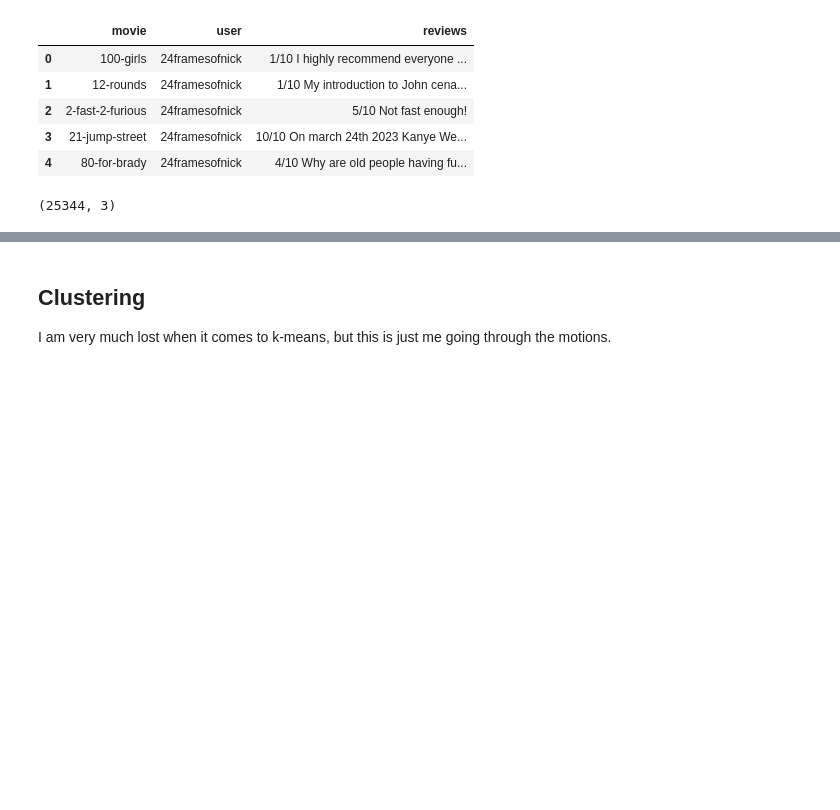
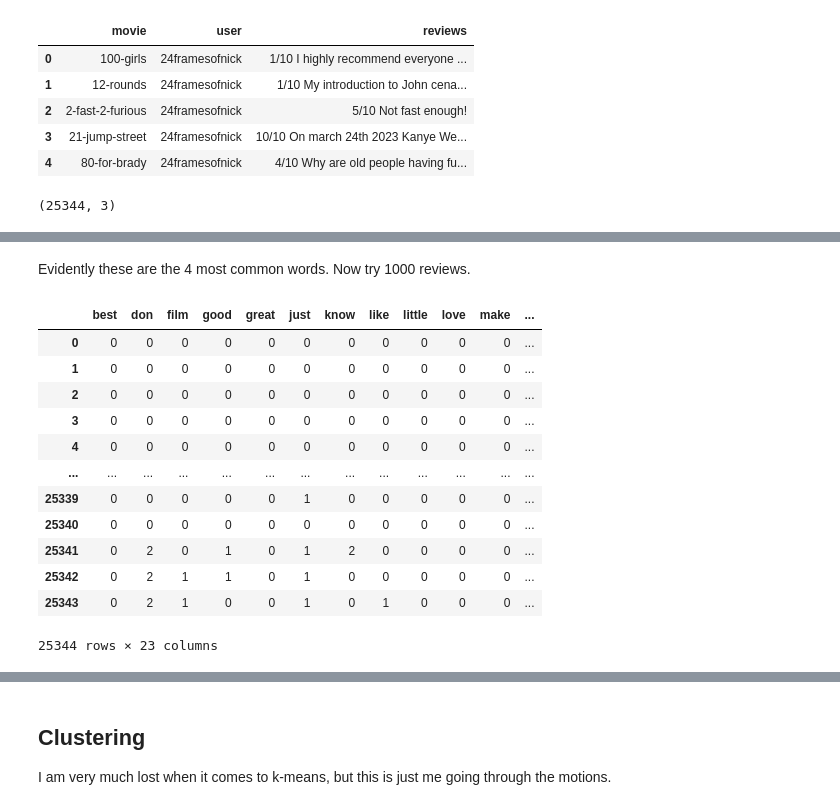
Before and after one commit to cmitchellstudent/370, a Jupyter notebook: notebooks/assignment1.ipynb, the cells around one changed output, grey strips where cells are left out. Drawn from its saved outputs; the diff is of its cells as text; code cells hidden in the pictures; blank space fills up the shorter version.

Commit message:
-completed word sentiment assignment -revised assignment1.ipynb to include Document Term Matrix permutations

```diff
--- a/notebooks/assignment1.ipynb
+++ b/notebooks/assignment1.ipynb
@@ -175,0 +183,21 @@ print(scoreless[0:5])
+# %% [markdown]
+Evidently these are the 4 most common words. Now try 1000 reviews.
+# %%
+vectorizer = CountVectorizer(min_df=1000, lowercase = True, stop_words = 'english')
+X = vectorizer.fit_transform(scoreless)
+df2 = pd.DataFrame(X.toarray(), columns=vectorizer.get_feature_names_out())
+df2
+# %% [output]
+|  | best | don | film | good | great | just | know | like | little | love | make | ... |
+| 0 | 0 | 0 | 0 | 0 | 0 | 0 | 0 | 0 | 0 | 0 | 0 | ... |
+| 1 | 0 | 0 | 0 | 0 | 0 | 0 | 0 | 0 | 0 | 0 | 0 | ... |
+| 2 | 0 | 0 | 0 | 0 | 0 | 0 | 0 | 0 | 0 | 0 | 0 | ... |
+| 3 | 0 | 0 | 0 | 0 | 0 | 0 | 0 | 0 | 0 | 0 | 0 | ... |
+| 4 | 0 | 0 | 0 | 0 | 0 | 0 | 0 | 0 | 0 | 0 | 0 | ... |
+| ... | ... | ... | ... | ... | ... | ... | ... | ... | ... | ... | ... | ... |
+| 25339 | 0 | 0 | 0 | 0 | 0 | 1 | 0 | 0 | 0 | 0 | 0 | ... |
+| 25340 | 0 | 0 | 0 | 0 | 0 | 0 | 0 | 0 | 0 | 0 | 0 | ... |
+| 25341 | 0 | 2 | 0 | 1 | 0 | 1 | 2 | 0 | 0 | 0 | 0 | ... |
+| 25342 | 0 | 2 | 1 | 1 | 0 | 1 | 0 | 0 | 0 | 0 | 0 | ... |
+| 25343 | 0 | 2 | 1 | 0 | 0 | 1 | 0 | 1 | 0 | 0 | 0 | ... |
+25344 rows × 23 columns
```
Also changed, not shown: parts of 13 cells of this notebook, 3 other files.
